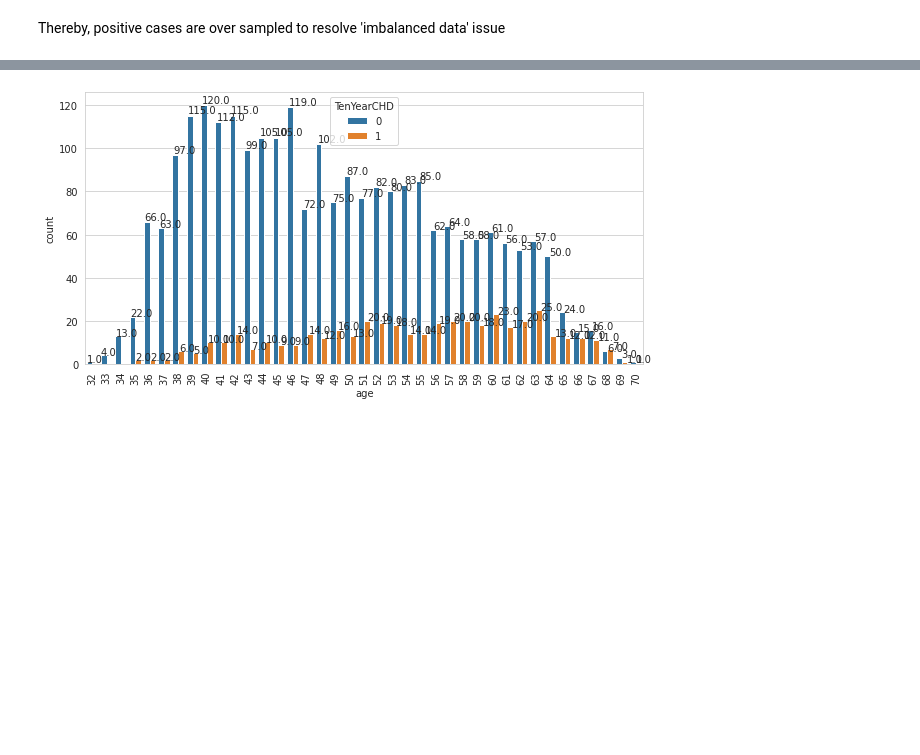
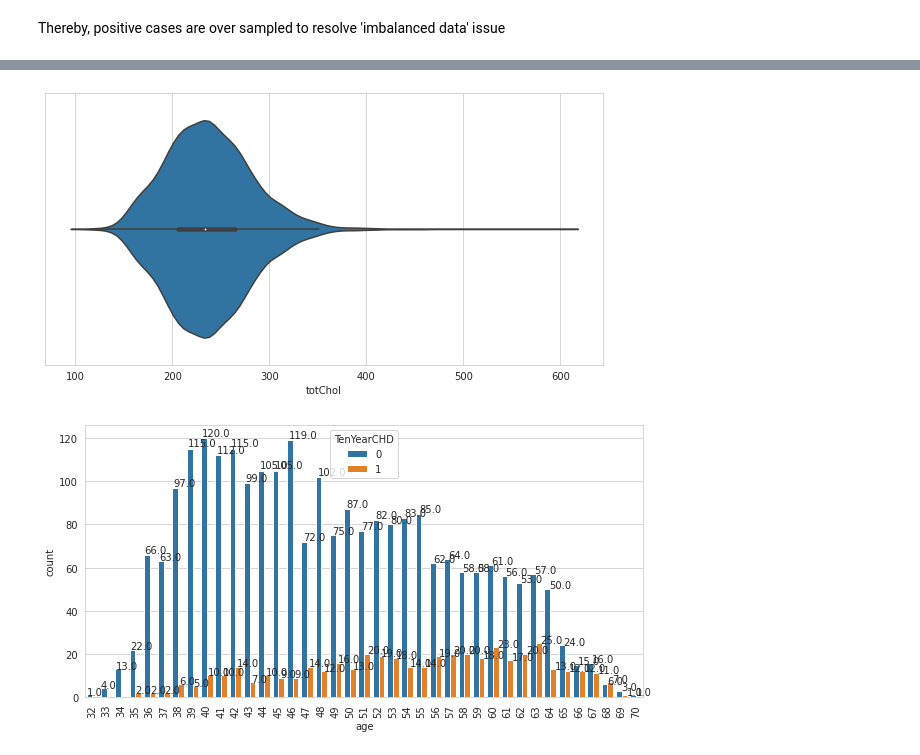
Before and after one commit to sravyagadam/ML_Classification, a Jupyter notebook: AlmaBetter_ML_Classification_CardioVascularRisk.ipynb, the cells around one changed output, grey strips where cells are left out. Saved outputs shown, nothing was run; the diff lists cells and outputs as text; code cells hidden in the pictures; blank space fills up the shorter version.

```diff
--- a/AlmaBetter_ML_Classification_CardioVascularRisk.ipynb
+++ b/AlmaBetter_ML_Classification_CardioVascularRisk.ipynb
@@ -314,3 +320,9 @@ Thereby, positive cases are over sampled to resolve 'imbalanced data' issue
+# %%
+plt.figure(figsize = (10,5))
+ax= sns.violinplot(data['totChol'])
+plt.show()
+# %% [output]
+[figure, added]
 # %%
 plt.figure(figsize = (10,5))
 ax= sns.countplot(x = "age", hue = "TenYearCHD", data = data)
```
Also changed, not shown: parts of 3 cells of this notebook.
